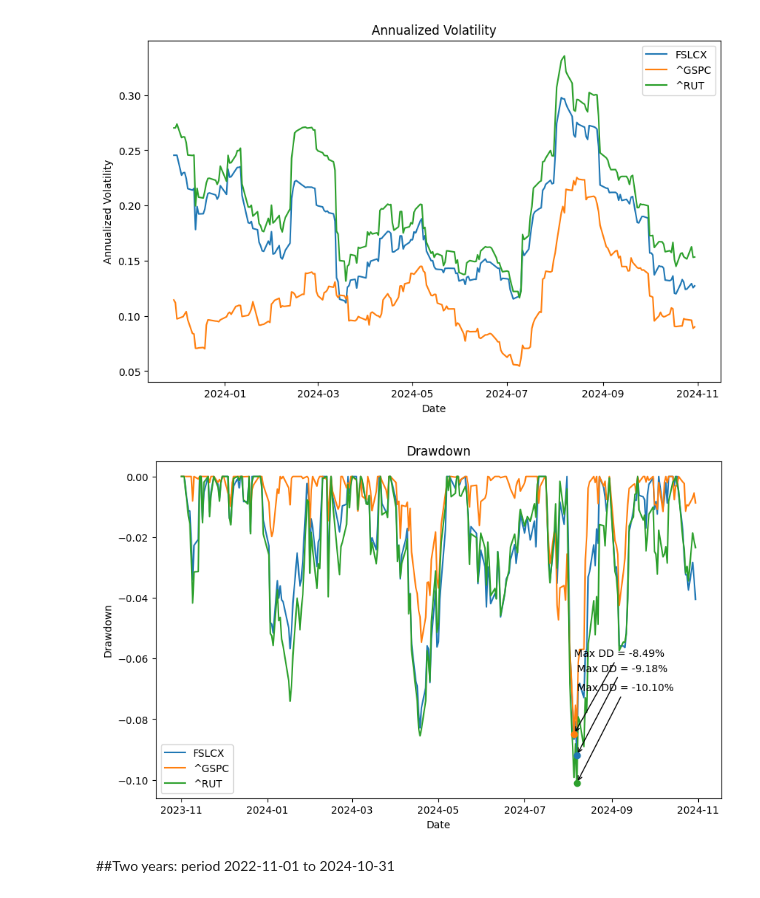
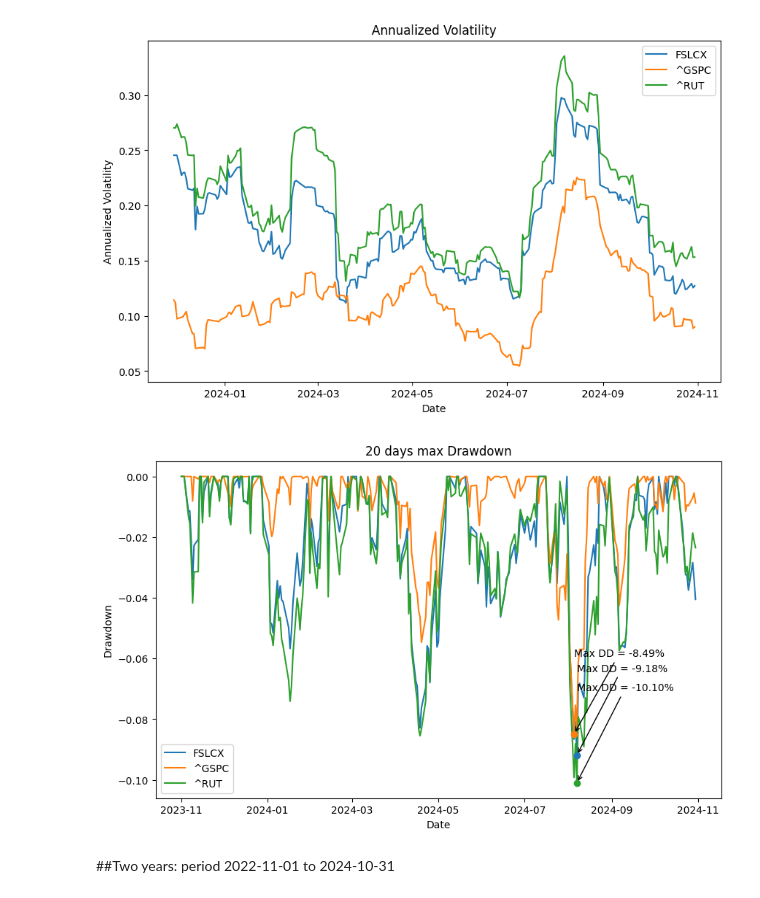
Before and after one commit to geeancarlocarnevali/FundEvaluation, a Jupyter notebook: Fund_Evaluation.ipynb, the cells around one changed output. Saved outputs shown, nothing was run; the diff lists cells and outputs as text; code cells hidden in the pictures.

```diff
--- a/Fund_Evaluation.ipynb
+++ b/Fund_Evaluation.ipynb
@@ -226,28 +257,28 @@ plt.show()
 # %%
 dd_2nd=MaxDD(returns_2nd,20)[1]
 plt.figure(figsize=(10,6))
 plt.plot(dd_2nd, label='Drawdown')
 
 for col in dd_2nd.columns:
     plt.scatter(
         dd_2nd[col].idxmin(),
         dd_2nd[col].min(),
         zorder=5
     )
     plt.annotate(
       f"Max DD = {dd_2nd[col].min():.2%}",
       xy=(dd_2nd[col].idxmin(), dd_2nd[col].min()),
       xytext=(dd_2nd[col].idxmin(), dd_2nd[col].min() * 0.7),
       arrowprops=dict(arrowstyle="->"),
   )
 
-plt.title('Drawdown')
+plt.title('20 days max Drawdown')
 plt.xlabel('Date')
 plt.ylabel('Drawdown')
 plt.legend(dd_2nd.columns)
 plt.show()
 # %% [output]
-[figure, old version]
+[figure, new version]
 # %% [markdown]
 ##Two years: period 2022-11-01 to 2024-10-31
 # %%
```
Also changed, not shown: parts of 14 cells of this notebook.
